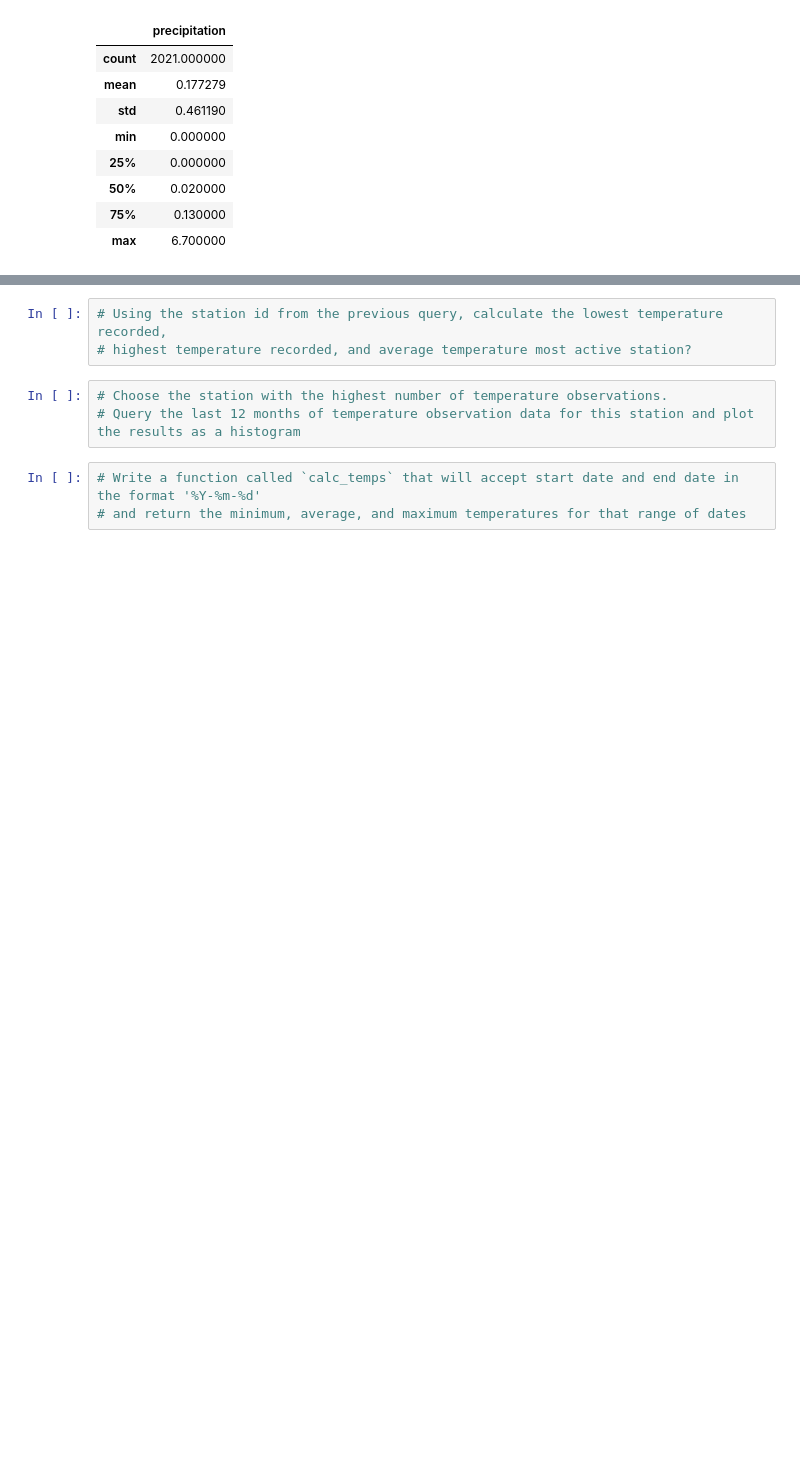
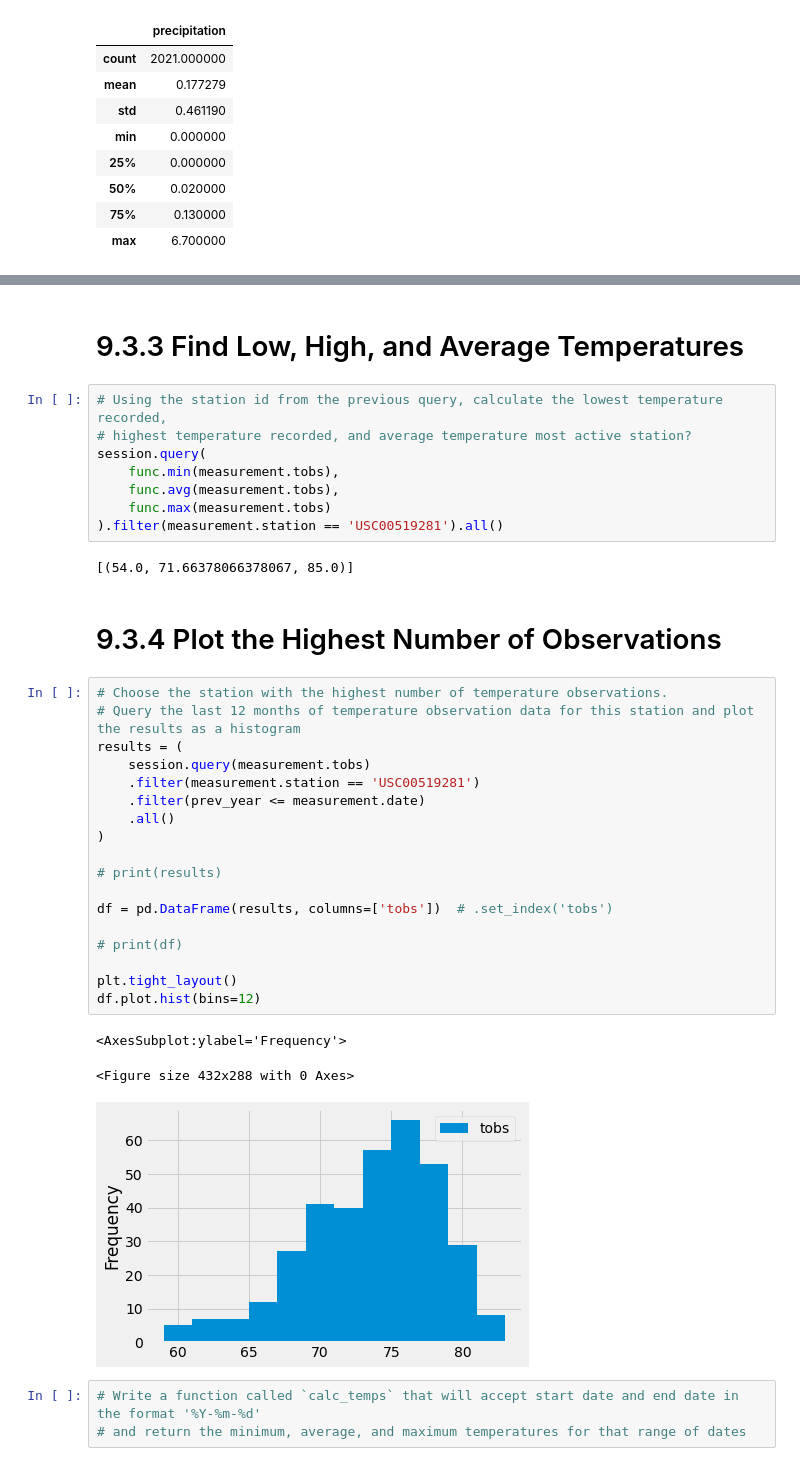
Before and after one commit to elangendorff/surfs_up, a Jupyter notebook: climate_analysis.ipynb, the cells around one changed output, grey strips where cells are left out. Drawn from its saved outputs; the diff is of its cells as text; blank space fills up the shorter version.

Commit message:
Temperature observations plotted

```diff
--- a/climate_analysis.ipynb
+++ b/climate_analysis.ipynb
@@ -167,9 +190,39 @@ df.describe()
+# %% [markdown]
+# 9.3.3 Find Low, High, and Average Temperatures
 # %%
 # Using the station id from the previous query, calculate the lowest temperature recorded,
 # highest temperature recorded, and average temperature most active station?
+session.query(
+    func.min(measurement.tobs),
+    func.avg(measurement.tobs),
+    func.max(measurement.tobs)
+).filter(measurement.station == 'USC00519281').all()
+# %% [output]
+[(54.0, 71.66378066378067, 85.0)]
+# %% [markdown]
+# 9.3.4 Plot the Highest Number of Observations
 # %%
 # Choose the station with the highest number of temperature observations.
 # Query the last 12 months of temperature observation data for this station and plot the results as a histogram
+results = (
+    session.query(measurement.tobs)
+    .filter(measurement.station == 'USC00519281')
+    .filter(prev_year <= measurement.date)
+    .all()
+)
+
+# print(results)
+
+df = pd.DataFrame(results, columns=['tobs'])  # .set_index('tobs')
+
+# print(df)
+
+plt.tight_layout()
+df.plot.hist(bins=12)
+# %% [output]
+<AxesSubplot:ylabel='Frequency'>
+<Figure size 432x288 with 0 Axes>
+[figure, added]
 # %%
 # Write a function called `calc_temps` that will accept start date and end date in the format '%Y-%m-%d'
 # and return the minimum, average, and maximum temperatures for that range of dates
```
Also changed, not shown: parts of 4 cells of this notebook.
